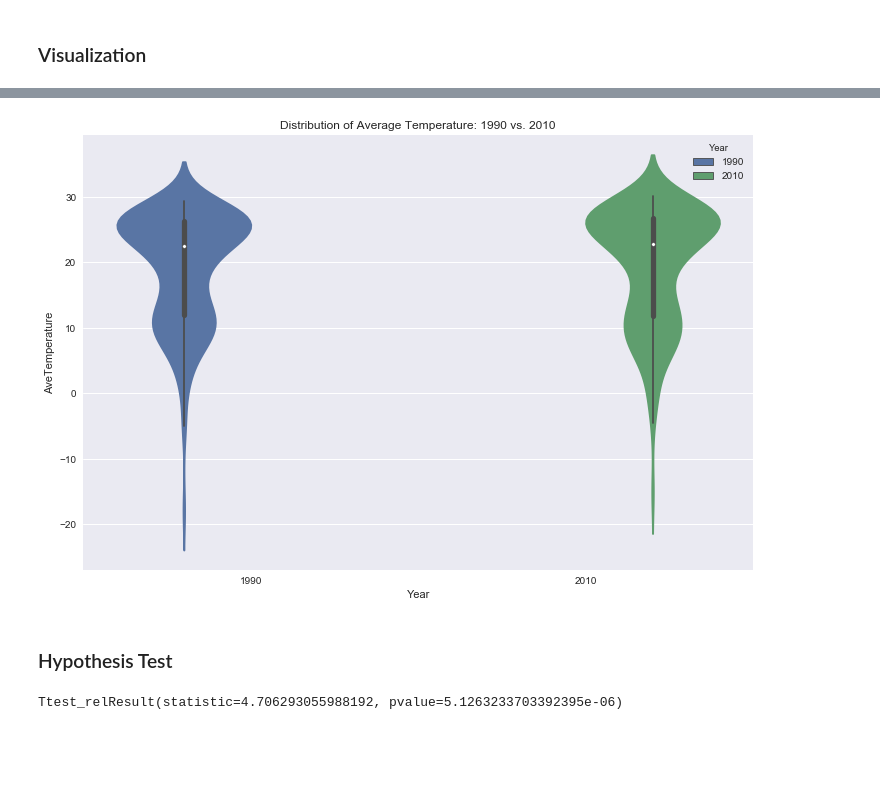
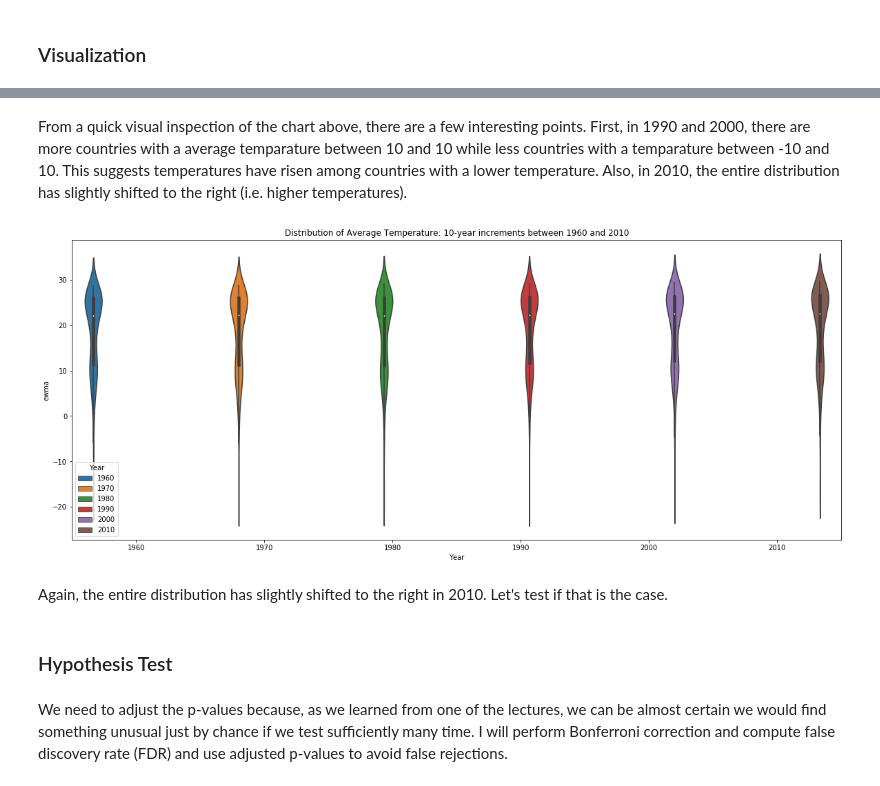
Before and after one commit to masamurai/AppliedDataScience, a Jupyter notebook: project/notebooks/08-hypothesis-test1.ipynb, the cells around one changed output, grey strips where cells are left out. Saved outputs shown, nothing was run; the diff lists cells and outputs as text; code cells hidden in the pictures; blank space fills up the shorter version.

```diff
--- a/project/notebooks/08-hypothesis-test1.ipynb
+++ b/project/notebooks/08-hypothesis-test1.ipynb
@@ -24,8 +33,11 @@ from scipy.stats import ttest_rel
 # %% [markdown]
 ### Load and transform datasets
 # %%
-# load dataset
-df = pd.read_csv('../data/ADS_project_dataset2.csv', header=0, parse_dates=[0], squeeze=True)
+# load dataset containing smoothed average temperatures
+df = pd.read_csv('../data/ewma.csv', header=0, parse_dates=[0], squeeze=True)
+df.ewma = pd.to_numeric(df.ewma)
+temp_col = 'ewma'
 # %%
-# get temperature of countries in 1990
-temp1990 = df[df.Year == 1990].reset_index()['AveTemperature']
+# get temperature of countries in $Ti$
+list_years = list(range(1960, 2010 + 1, 10))
+dfs = {'df_' + str(i):df[df.Year == i].reset_index()[temp_col] for i in list_years}
@@ -61,15 +71,14 @@ sns.distplot(temp2010, hist=False, label='2010');
+# %% [markdown]
+From a quick visual inspection of the chart above, there are a few interesting points. First, in 1990 and 2000, there are more countries with a average temparature between 10 and 10 while less countries with a temparature between -10 and 10. This suggests temperatures have risen among countries with a lower temperature. Also, in 2010, the entire distribution has slightly shifted to the right (i.e. higher temperatures).
 # %%
 # compare distribution of temperatures in 1990 and 2010
-plt.figure(figsize=(12,8))
-plt.title('Distribution of Average Temperature: 1990 vs. 2010')
-df_violin = df[df.Year.isin([1990, 2010])].loc[:,['Year', 'AveTemperature']]
-sns.violinplot(x='Year', y='AveTemperature', hue='Year', data=df_violin);
+plt.figure(figsize=(20,8))
+plt.title('Distribution of Average Temperature: 10-year increments between 1960 and 2010')
+df_violin = df[df.Year.isin(list_years)].loc[:,['Year', temp_col]]
+sns.violinplot(x='Year', y=temp_col, hue='Year', data=df_violin);
 # %% [output]
-[figure, old version]
+[figure, new version]
+# %% [markdown]
+Again, the entire distribution has slightly shifted to the right in 2010. Let's test if that is the case.
 # %% [markdown]
 ### Hypothesis Test
-# %%
-# perform paired t-test
-ttest_rel(temp2010, temp1990)
-# %% [output]
-Ttest_relResult(statistic=4.706293055988192, pvalue=5.1263233703392395e-06)
@@ -75,0 +100,2 @@ Ttest_relResult(statistic=4.706293055988192, pvalue=5.1263233703392395e-06)
+# %% [markdown]
+We need to adjust the p-values because, as we learned from one of the lectures, we can be almost certain we would find something unusual just by chance if we test sufficiently many time. I will perform Bonferroni correction and compute false discovery rate (FDR) and use adjusted p-values to avoid false rejections.
```
Also changed, not shown: parts of 12 cells of this notebook.
